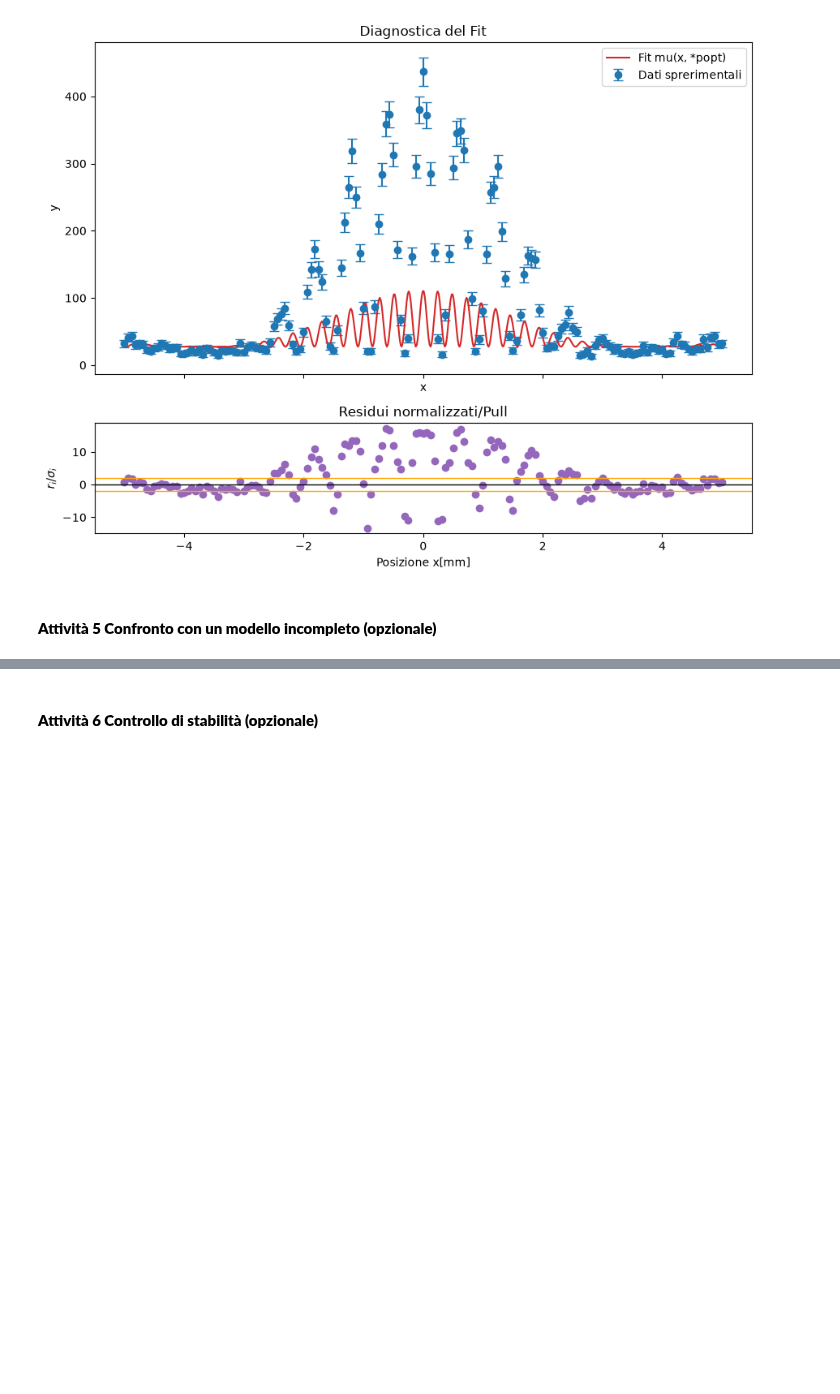
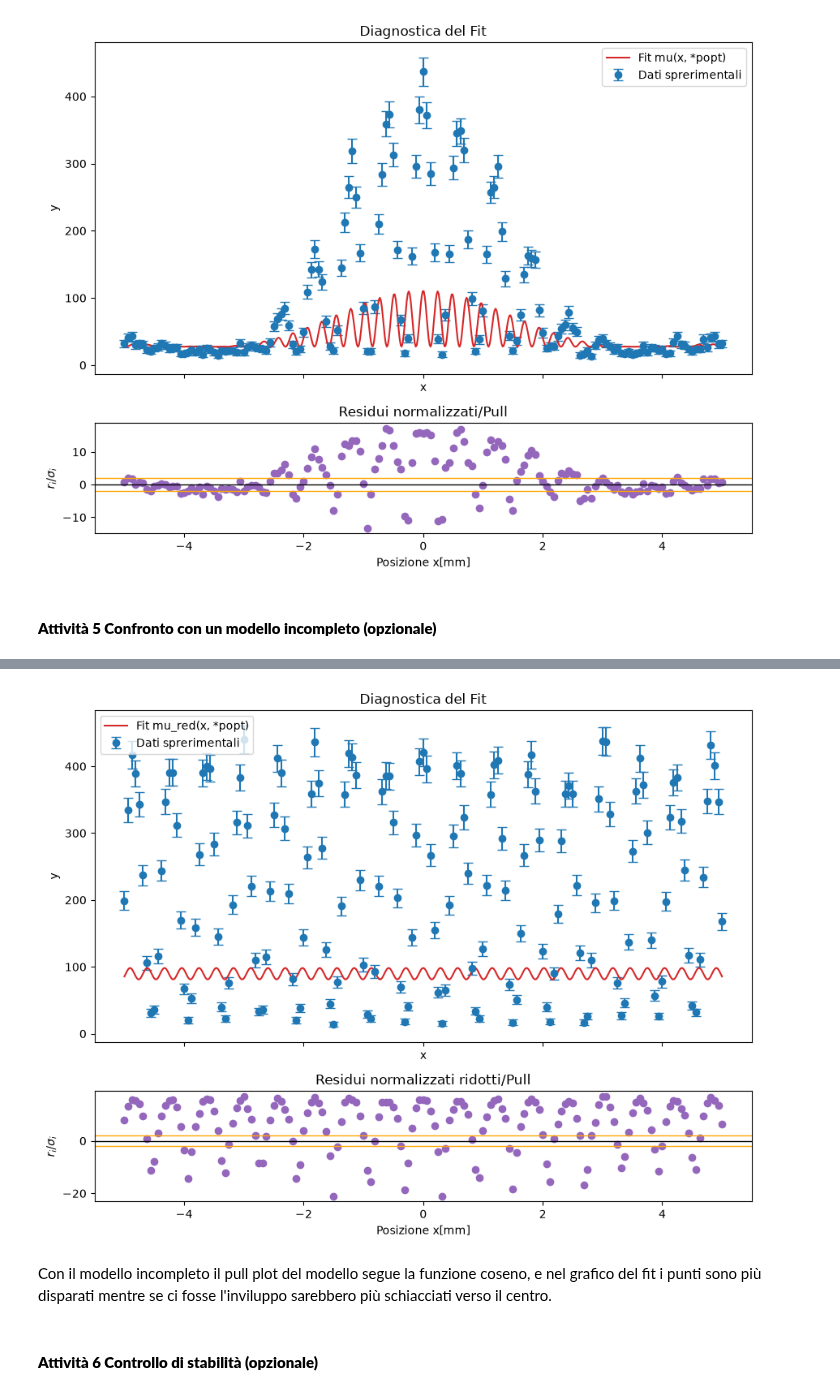
Before and after one commit to Iree24/labinformatica2, a Jupyter notebook: prova2.ipynb, the cells around one changed output, grey strips where cells are left out. Saved outputs shown, nothing was run; the diff lists cells and outputs as text; code cells hidden in the pictures; blank space fills up the shorter version.

```diff
--- a/prova2.ipynb
+++ b/prova2.ipynb
@@ -227,3 +227,74 @@ p-value = 0.0000)
 [figure]
 # %% [markdown]
 #### **Attività 5 Confronto con un modello incompleto (opzionale)**
+# %%
+#1. importo da notebook 1
+x = np.linspace(-5.0,5.0, 161) #array di posizioni
+
+B = 20 #traslazione sulle y
+I_0 = 400 #controlla l'altezza del massimo centrale
+delta = 5.2 #controlla la distanza tra le frange
+
+def mu_red(x, B, I_0, delta):
+    C = np.cos(delta*x)**2
+    return B+I_0*C
+
+#2.generazione di una acquisizione casuale, ovvero le ordinate, e le incertezze statistiche di Poisson
+rng = np.random.default_rng(42)
+y_red = rng.poisson(mu_red(x,B,I_0,delta))
+sigma_y_red = np.where(y_red<1, 1, np.sqrt(y_red)) #errore minimo pari a 1
+
+#3. Uniamo le 3 colonne in un'unica matrice
+dati = np.column_stack ((x, y_red, sigma_y_red))
+
+#bounds nuovi
+lower_red = [0.0, 0.0, 1e-5] # 3: alpha: La larghezza della busta (sinc) non può azzerarsi (evita divisioni per zero). 4:# delta: La frequenza delle frange (coseno) deve essere positiva e non nulla
+upper_red = [np.inf, np.inf, np.inf]
+
+#1.fit
+popt, pcov = curve_fit(
+mu_red, x, y,
+p0= [B0,I0, delta0],
+sigma=sigma_y_red,
+absolute_sigma=True,
+bounds=(lower_red, upper_red),
+maxfev=100000
+)
+
+#Calcolo dei residui, dei pull normalizzati, del chi quadro, dei gradi di libertà e del chi quadro ridotto
+y_fit_red = mu_red(x, *popt)
+residuals_red = y_red - y_fit_red
+normalized_residuals_red = residuals_red / sigma_y_red
+chi2_val_red = np.sum(normalized_residuals_red**2)  # somma degli p_i^2
+ndf_red = len(x) - 4
+chi2_red_2 = chi2_val_red / ndf_red
+p_value_red = chi2.sf(chi2_val_red, ndf_red)
+
+#2.si stampano i valori utili
+print("  x    residuo ridotto   residuo ridotto/sigma ridotto")
+for xi, ri, zi in zip(x, residuals_red, normalized_residuals_red):
+    print(f"{xi:4.1f}  {ri:+8.4f}      {zi:+8.4f}")
+print(f"\nchi² = {chi2_val_red:.4f}")
+print(f"gradi di libertà = {ndf_red}")
+print(f"chi² ridotto = {chi2_red_2:.4f}")
+print(f"p-value = {p_value_red:.4f})")
+
+#3. Dati e fit (sopra) + e Pulls (sotto)
+fig, axes = plt.subplots(2, 1, figsize=(9, 7), sharex= True, gridspec_kw={'height_ratios':[3,1]})
+x_plot = np.linspace(x.min(), x.max(), 600) #600 è il numero scelto per avere un dominio più denso rispetto ai nostri 120 punti sperimentali
+y_plot = mu_red(x_plot, *popt)
+
+axes[0].errorbar(x, y, yerr=sigma_y, fmt="o", capsize=4, label="Dati sprerimentali")
+axes[0].plot(x_plot, y_plot, color="tab:red", label="Fit mu_red(x, *popt)")
+axes[0].set(xlabel="x", ylabel="y", title="Diagnostica del Fit")
+axes[0].legend()
+
+axes[1].axhline(0, color="black", linewidth=1)
+axes[1].axhline(-2, color="orange", linewidth=1)
+axes[1].axhline(2, color="orange", linewidth=1)
+axes[1].scatter(x, normalized_residuals_red, color="tab:purple")
+axes[1].set(xlabel="Posizione x[mm]", ylabel=r"$r_i/\sigma_i$", title="Residui normalizzati ridotti/Pull")
+
+plt.tight_layout()
+plt.show()
+# %% [output]
@@ -230,2 +318,5 @@ p-value = 0.0000)
+[figure, added]
+# %% [markdown]
+Con il modello incompleto il pull plot del modello segue la funzione coseno, e nel grafico del fit i punti sono più disparati mentre se ci fosse l'inviluppo sarebbero più schiacciati verso il centro.
 # %% [markdown]
 #### **Attività 6 Controllo di stabilità (opzionale)**
```
Also changed, not shown: parts of 2 cells of this notebook.
